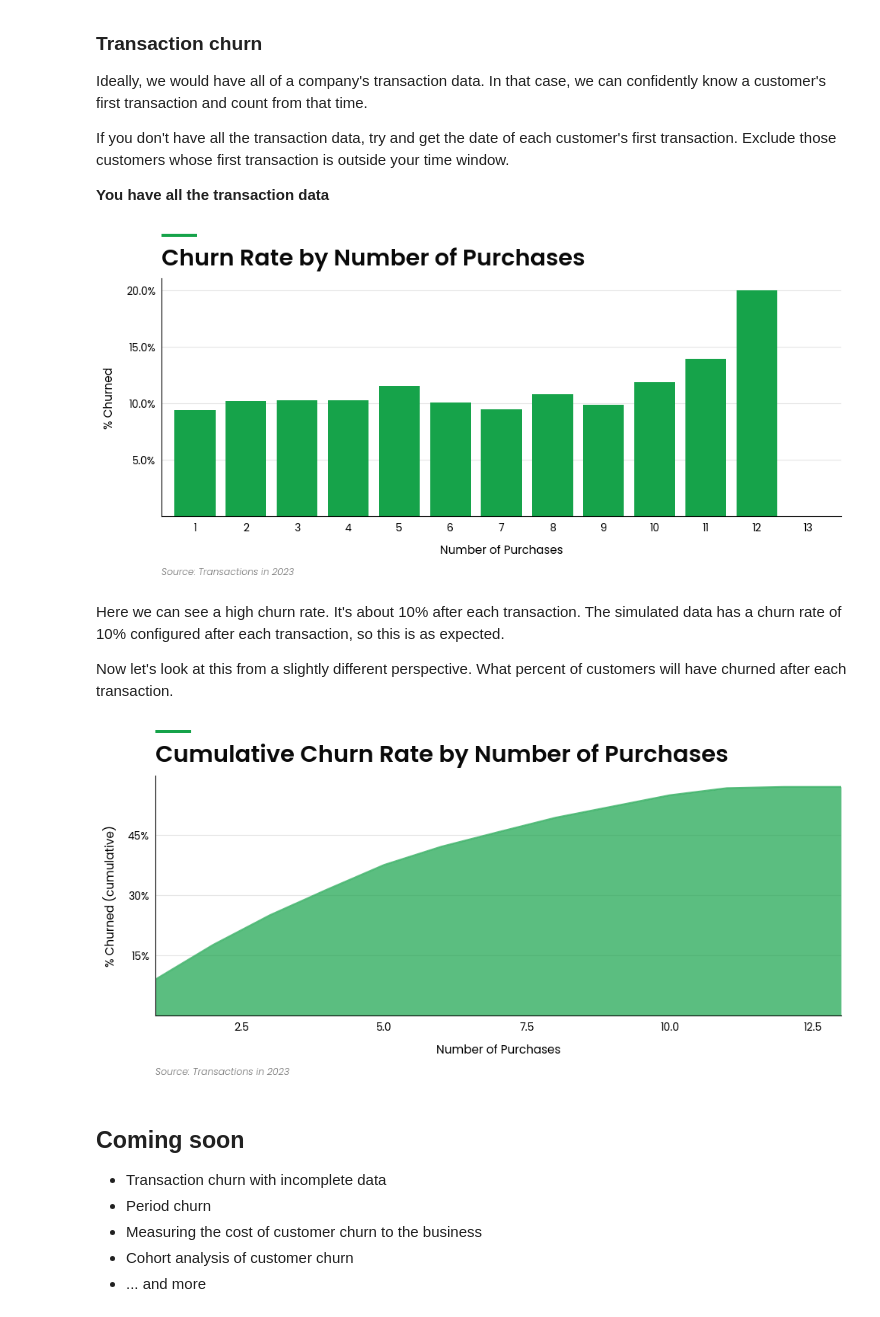
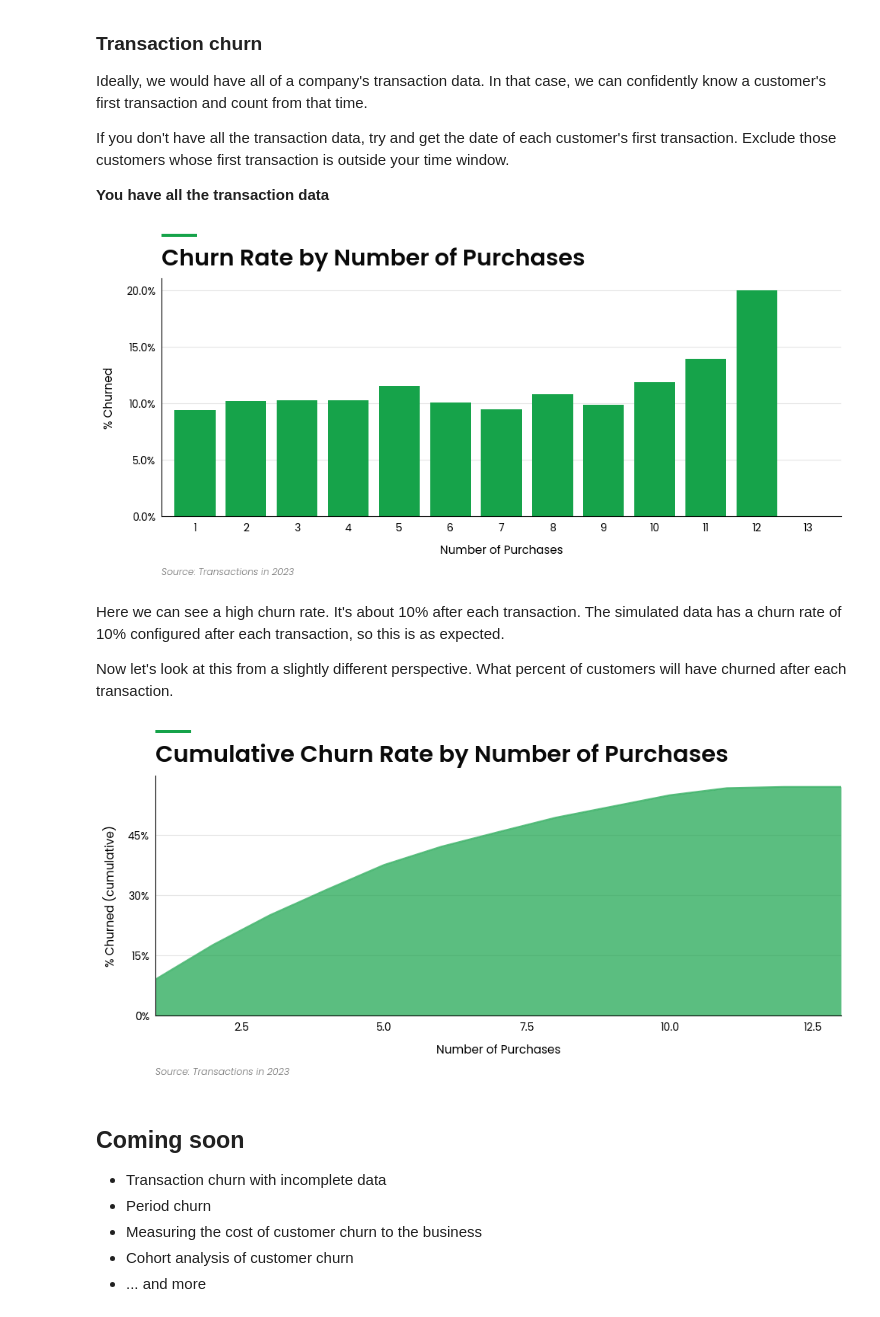
Before and after one commit to Data-Simply/openretailscience, a Jupyter notebook: docs/examples/retention.ipynb, the cells around one changed output. Cells and saved outputs as stored; diff of their text form; code cells hidden in the pictures.

```diff
--- a/docs/examples/retention.ipynb
+++ b/docs/examples/retention.ipynb
@@ -130,25 +130,27 @@ If you don't have all the transaction data, try and get the date of each custome
 # %%
 tc = customer.TransactionChurn(df, churn_period=round(churn_period))
 ax = bar.plot(
     df=tc.df,
+    x_col="transaction_number",
     value_col="churned_pct",
     title="Churn Rate by Number of Purchases",
     x_label="Number of Purchases",
     y_label="% Churned",
     figsize=(10, 5),
     source_text="Source: Transactions in 2023",
 )
 set_axis_percent(ax.yaxis, xmax=1.0)
 # %% [output]
-[figure, old version]
+[figure, new version]
 # %% [markdown]
 Here we can see a high churn rate. It's about 10% after each transaction. The simulated data has a churn rate of 10% configured after each transaction, so this is as expected.
 
 Now let's look at this from a slightly different perspective. What percent of customers will have churned after each transaction.
 # %%
-cumulative_churn_rate = tc.df["churned"].cumsum().div(tc.n_unique_customers).to_frame(name="cumulative_churn_rate")
+cumulative_churn_rate = tc.df.assign(cumulative_churn_rate=tc.df["churned"].cumsum() / tc.n_unique_customers)
 ax = area.plot(
     df=cumulative_churn_rate,
+    x_col="transaction_number",
     value_col="cumulative_churn_rate",
     title="Cumulative Churn Rate by Number of Purchases",
     x_label="Number of Purchases",
@@ -156,10 +158,10 @@ ax = area.plot(
     figsize=(10, 5),
     source_text="Source: Transactions in 2023",
 )
-ax.set_xlim(tc.df.index.min(), tc.df.index.max())
+ax.set_xlim(tc.df["transaction_number"].min(), tc.df["transaction_number"].max())
 set_axis_percent(ax.yaxis, xmax=1.0)
 # %% [output]
-[figure, old version]
+[figure, new version]
 # %% [markdown]
 ## Coming soon
 
```
Also changed, not shown: parts of 1 cell of this notebook, 42 other files.
